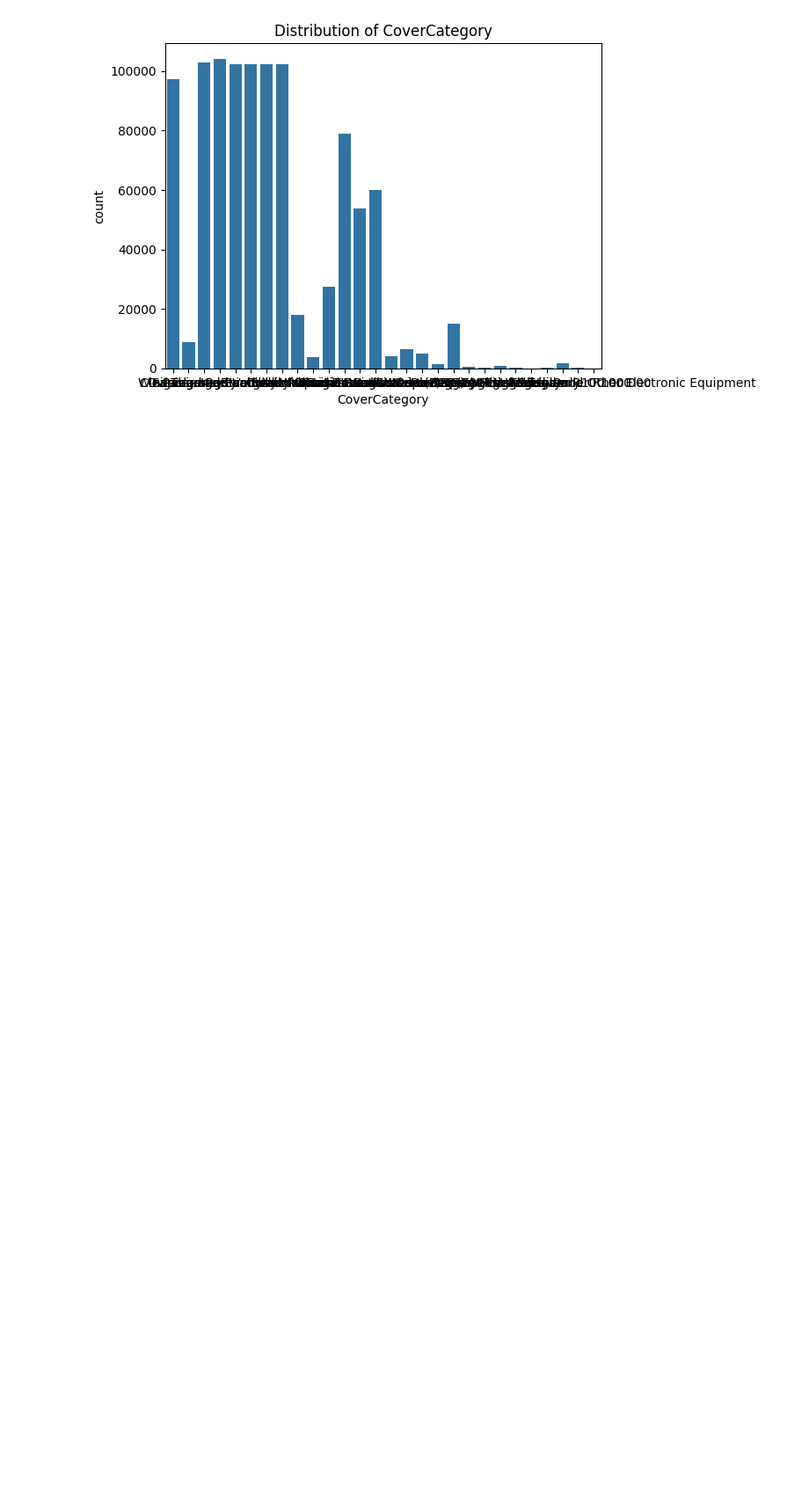
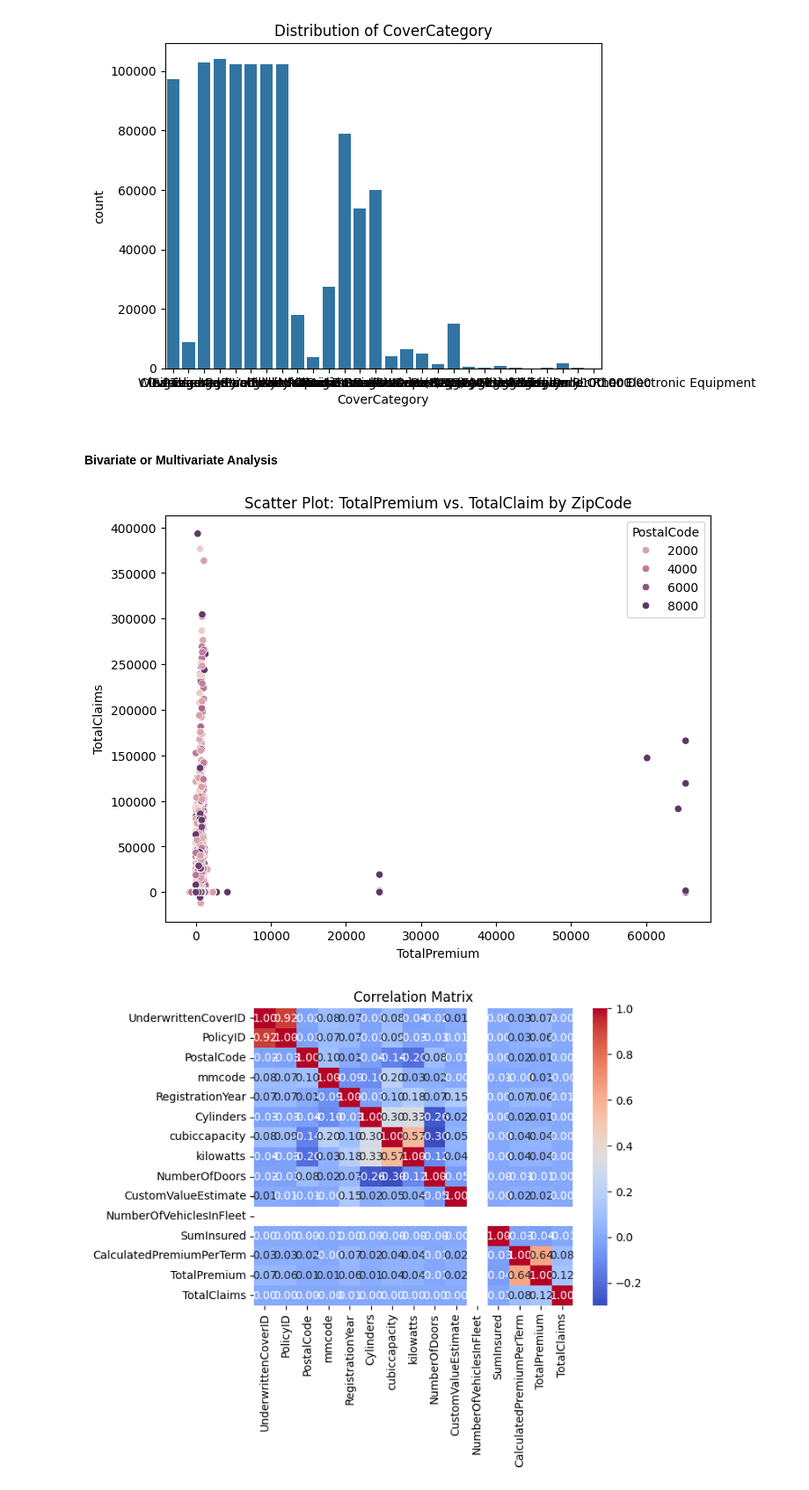
Before and after one commit to Ofgeha-Gelana/ACIS-PremiumOptimizer, a Jupyter notebook: notebooks/eda.ipynb, the cells around one changed output. Shown: that part at 88% size. Drawn from its saved outputs; the diff is of its cells as text; code cells hidden in the pictures; blank space fills up the shorter version.

Commit message:
add visualization

```diff
--- a/notebooks/eda.ipynb
+++ b/notebooks/eda.ipynb
@@ -142,3 +144,33 @@ for column in categorical_columns:
 [figure]
 [figure]
 [figure]
+# %% [markdown]
+#### Bivariate or Multivariate Analysis
+# %%
+# Scatter plot between TotalPremium and TotalClaim
+plt.figure(figsize=(8, 6))
+sns.scatterplot(x=df['TotalPremium'], y=df['TotalClaims'], hue=df['PostalCode'])
+plt.title('Scatter Plot: TotalPremium vs. TotalClaim by ZipCode')
+plt.show()
+
+
+
+# Select only numeric columns for correlation calculation
+numeric_df = df.select_dtypes(include=['number'])
+
+# Calculate the correlation matrix
+correlation_matrix = numeric_df.corr()
+
+# Plot the correlation matrix
+sns.heatmap(correlation_matrix, annot=True, cmap='coolwarm', fmt='.2f')
+plt.title('Correlation Matrix')
+plt.show()
+
+# # Correlation matrix
+# correlation_matrix = df.corr()
+# sns.heatmap(correlation_matrix, annot=True, cmap='coolwarm', fmt='.2f')
+# plt.title('Correlation Matrix')
+# plt.show()
+# %% [output]
+[figure, added]
+[figure, added]
```
Also changed, not shown: parts of 1 cell of this notebook.
